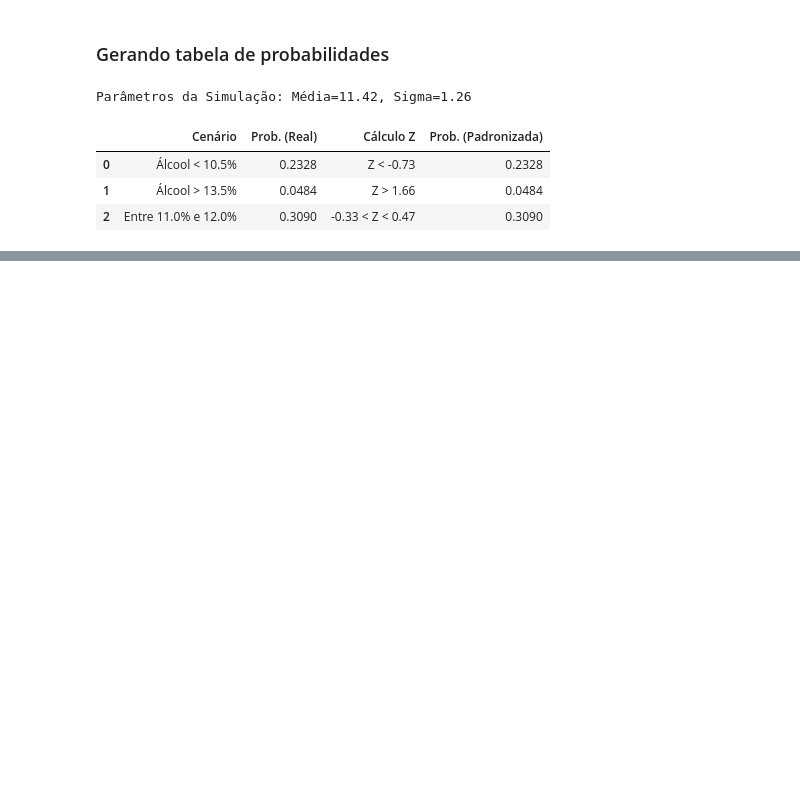
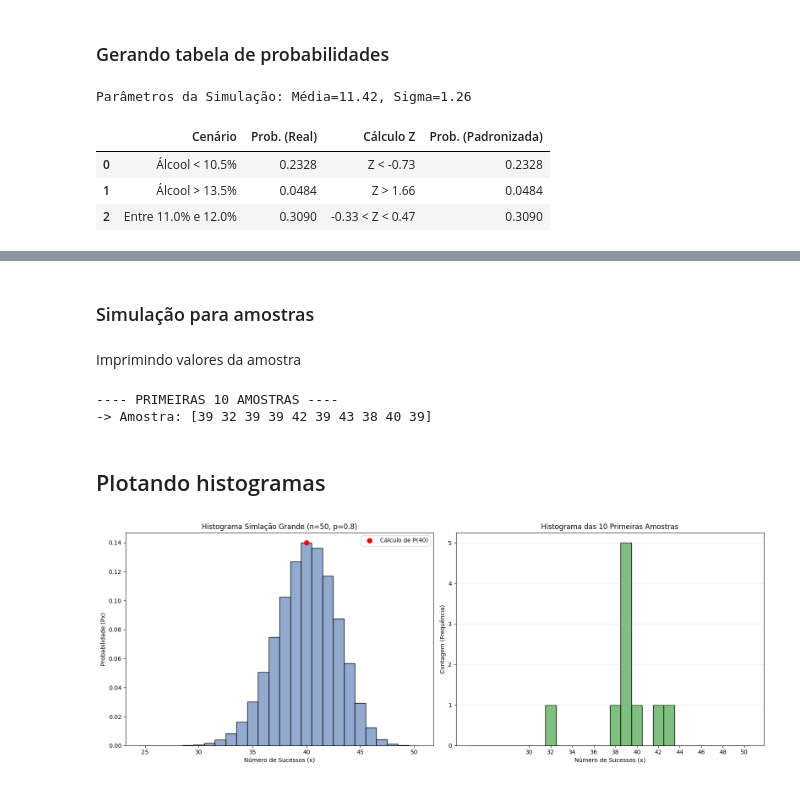
Before and after one commit to PaulaManoella/Estatastica-e-LLMs-CBSI, a Jupyter notebook: z_score_e_binomial_distribution.ipynb, the cells around one changed output, grey strips where cells are left out. Cells and saved outputs as stored; diff of their text form; code cells hidden in the pictures; blank space fills up the shorter version.

```diff
--- a/z_score_e_binomial_distribution.ipynb
+++ b/z_score_e_binomial_distribution.ipynb
@@ -413,0 +470,12 @@ Parâmetros da Simulação: Média=11.42, Sigma=1.26
+# %%
+# numero de tentativas
+n = 50
+
+# probabilidade de sucesso
+p = 0.80
+
+# probabilidade de fracasso
+q = 1 - p
+
+# numero de sucessos alvo
+x_target = 40
@@ -413,0 +516,50 @@ Parâmetros da Simulação: Média=11.42, Sigma=1.26
+# %%
+total_simulacoes = 100000
+dados_simulados = binom.rvs(n=n, p=p, size=total_simulacoes)
+# %% [markdown]
+### Simulação para amostras
+# %%
+sample_10 = dados_simulados[:10]
+# %% [markdown]
+Imprimindo valores da amostra
+# %%
+print(f'---- PRIMEIRAS 10 AMOSTRAS ----\n-> Amostra: {sample_10}')
+# %% [output]
+---- PRIMEIRAS 10 AMOSTRAS ----
+-> Amostra: [39 32 39 39 42 39 43 38 40 39]
+# %% [markdown]
+## Plotando histogramas
+# %%
+fig, (ax1, ax2) = plt.subplots(1,2, figsize=(16,6))
+
+sns.histplot(dados_simulados,
+             bins=np.arange(25,52)-0.5,
+             stat='density',
+             color='#4c72b0',
+             alpha=0.6,
+             ax=ax1)
+ax1.set_title(f'Histograma Simlação Grande (n={n}, p={p})')
+ax1.set_xlabel('Número de Sucessos (x)')
+ax1.set_ylabel('Probabilidade (Px)')
+
+# adicionando ponto de x_target
+ax1.plot(x_target, px, 'ro', markersize=8, label=f'Cálculo de P({x_target})')
+ax1.legend()
+
+sns.histplot(sample_10,
+             bins=np.arange(25, 52)-0.5,
+             stat='count',
+             color='green',
+             alpha=0.5,
+             ax=ax2)
+
+ax2.set_title('Histograma das 10 Primeiras Amostras')
+ax2.set_xlabel('Número de Sucessos (x)')
+ax2.set_ylabel('Contagem (Frequência)')
+ax2.set_xticks(range(30, 51, 2))
+ax2.grid(axis='y', alpha=0.3)
+
+plt.tight_layout()
+plt.show()
+# %% [output]
+[figure, added]
```
Also changed, not shown: parts of 39 cells of this notebook, 1 other file.
